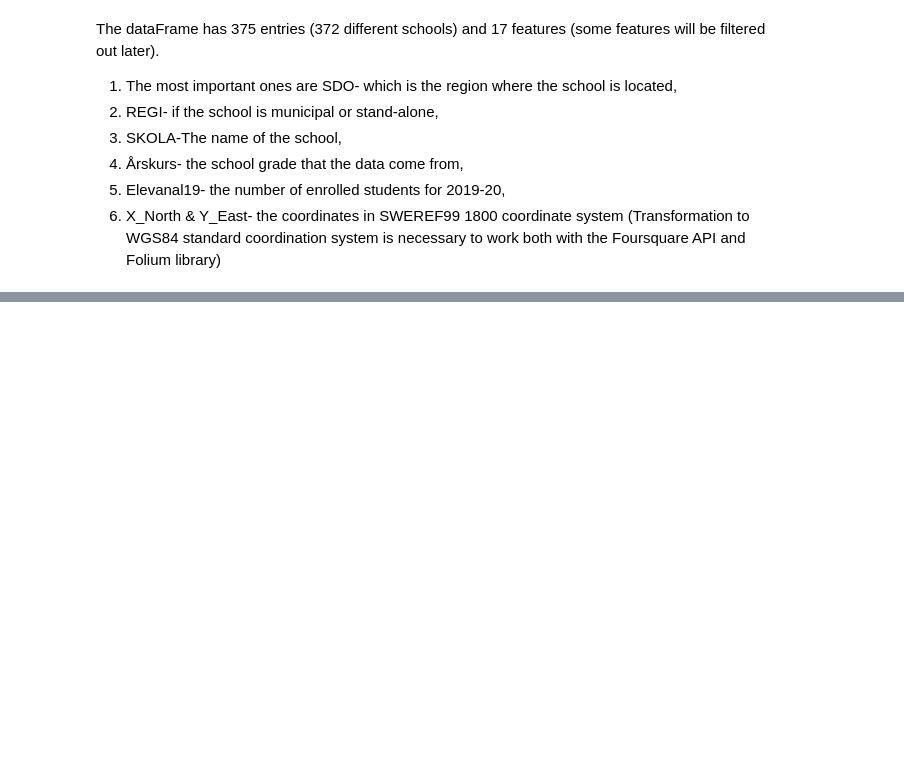
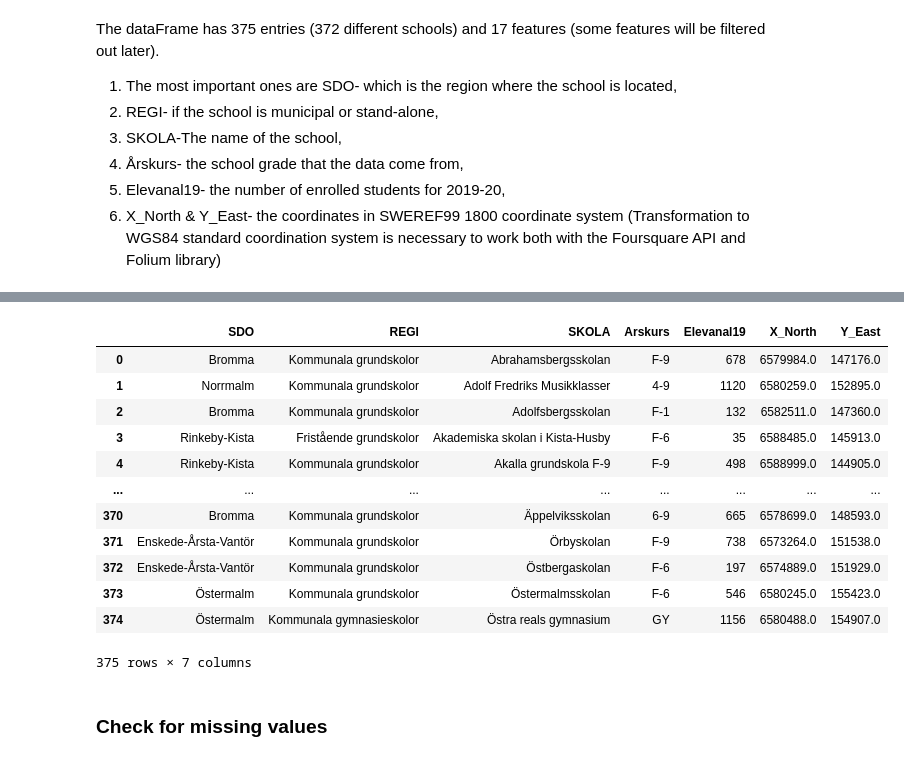
Before and after one commit to olgakrali/Coursera_Capstone, a Jupyter notebook: DS Capstone Final Project- Schools in Stockholm.ipynb, the cells around one changed output, grey strips where cells are left out. Saved outputs shown, nothing was run; the diff lists cells and outputs as text; code cells hidden in the pictures; blank space fills up the shorter version.

```diff
--- a/DS Capstone Final Project- Schools in Stockholm.ipynb
+++ b/DS Capstone Final Project- Schools in Stockholm.ipynb
@@ -46,0 +107,3 @@ The dataFrame has 375 entries (372 different schools) and 17 features (some feat
+# %%
+drop_col = [df.columns[2], df.columns[3], df.columns[7], df.columns[8], df.columns[11], df.columns[12], df.columns[13],
+            df.columns[14], df.columns[15], df.columns[16]]
@@ -46,0 +123,20 @@ The dataFrame has 375 entries (372 different schools) and 17 features (some feat
+# %%
+df.drop(drop_col, axis = 1, inplace = True)
+# %%
+df
+# %% [output]
+|  | SDO | REGI | SKOLA | Arskurs | Elevanal19 | X_North | Y_East |
+| 0 | Bromma | Kommunala grundskolor | Abrahamsbergsskolan | F-9 | 678 | 6579984.0 | 147176.0 |
+| 1 | Norrmalm | Kommunala grundskolor | Adolf Fredriks Musikklasser | 4-9 | 1120 | 6580259.0 | 152895.0 |
+| 2 | Bromma | Kommunala grundskolor | Adolfsbergsskolan | F-1 | 132 | 6582511.0 | 147360.0 |
+| 3 | Rinkeby-Kista | Fristående grundskolor | Akademiska skolan i Kista-Husby | F-6 | 35 | 6588485.0 | 145913.0 |
+| 4 | Rinkeby-Kista | Kommunala grundskolor | Akalla grundskola F-9 | F-9 | 498 | 6588999.0 | 144905.0 |
+| ... | ... | ... | ... | ... | ... | ... | ... |
+| 370 | Bromma | Kommunala grundskolor | Äppelviksskolan | 6-9 | 665 | 6578699.0 | 148593.0 |
+| 371 | Enskede-Årsta-Vantör | Kommunala grundskolor | Örbyskolan | F-9 | 738 | 6573264.0 | 151538.0 |
+| 372 | Enskede-Årsta-Vantör | Kommunala grundskolor | Östbergaskolan | F-6 | 197 | 6574889.0 | 151929.0 |
+| 373 | Östermalm | Kommunala grundskolor | Östermalmsskolan | F-6 | 546 | 6580245.0 | 155423.0 |
+| 374 | Östermalm | Kommunala gymnasieskolor | Östra reals gymnasium | GY | 1156 | 6580488.0 | 154907.0 |
+375 rows × 7 columns
+# %% [markdown]
+### Check for missing values
```
Also changed, not shown: parts of 78 cells of this notebook, 2 other files.
